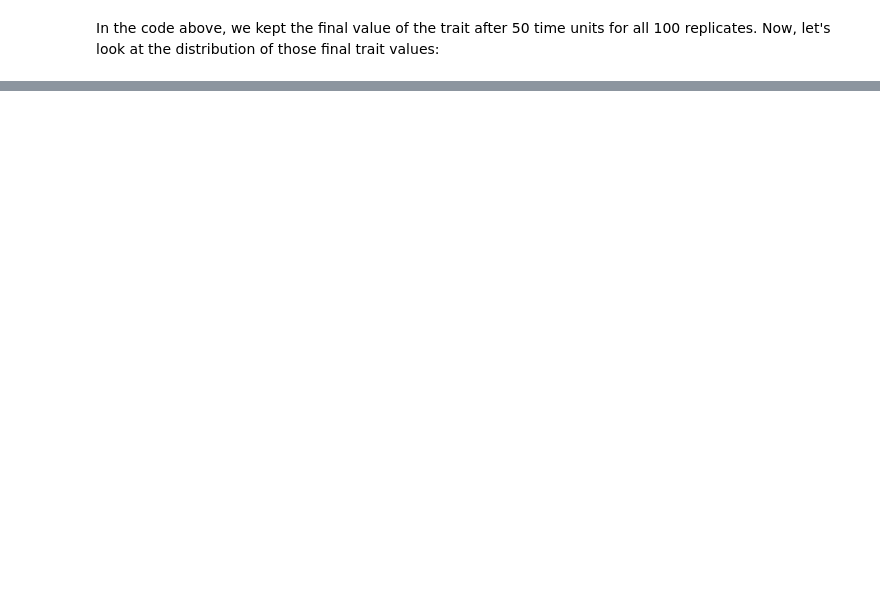
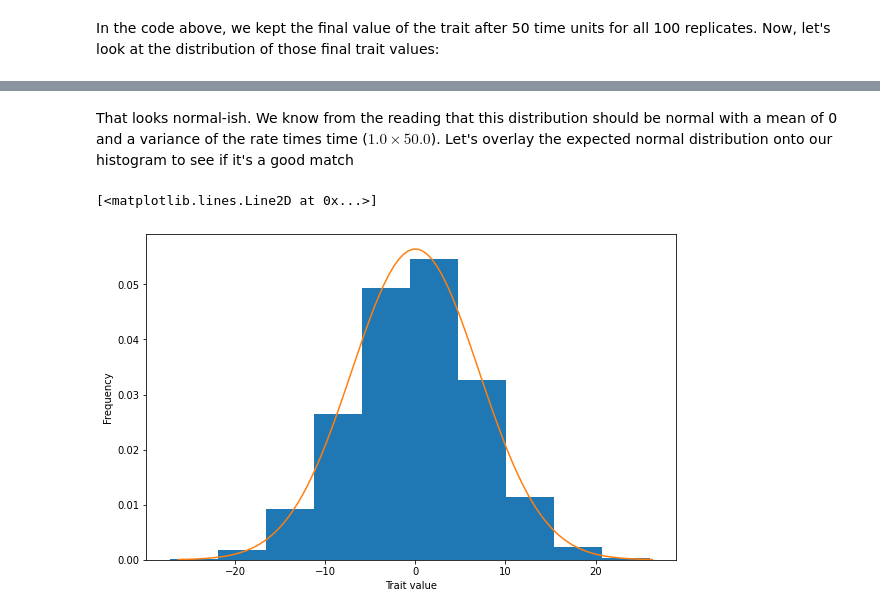
Before and after one commit to phyletica/bayesian-lizard-flipping, a Jupyter notebook: brownian-motion.ipynb, the cells around one changed output, grey strips where cells are left out. Cells and saved outputs as stored; diff of their text form; code cells hidden in the pictures; blank space fills up the shorter version.

```diff
--- a/brownian-motion.ipynb
+++ b/brownian-motion.ipynb
@@ -72,0 +96,18 @@ Text(0, 0.5, 'Frequency')
+# %% [markdown]
+That looks normal-ish. We know from the reading that this distribution should be normal with a mean of 0 and a variance of the rate times time ($1.0 \times 50.0$). Let's overlay the expected normal distribution onto our histogram to see if it's a good match
+# %%
+plt.hist(trait_vals_at_end, density = True)
+plt.xlabel("Trait value")
+plt.ylabel("Frequency")
+expected_mean = 0.0
+expected_variance = rate * time
+expected_std_dev = math.sqrt(expected_variance)
+expected_normal_dist = norm(expected_mean, expected_std_dev)
+x_min = expected_normal_dist.ppf(0.0001)
+x_max = expected_normal_dist.ppf(0.9999)
+x = np.linspace(x_min, x_max, 100)
+expected_density = expected_normal_dist.pdf(x)
+plt.plot(x, expected_density)
+# %% [output]
+[<matplotlib.lines.Line2D at 0x...>]
+[figure, added]
```
Also changed, not shown: parts of 9 cells of this notebook.
